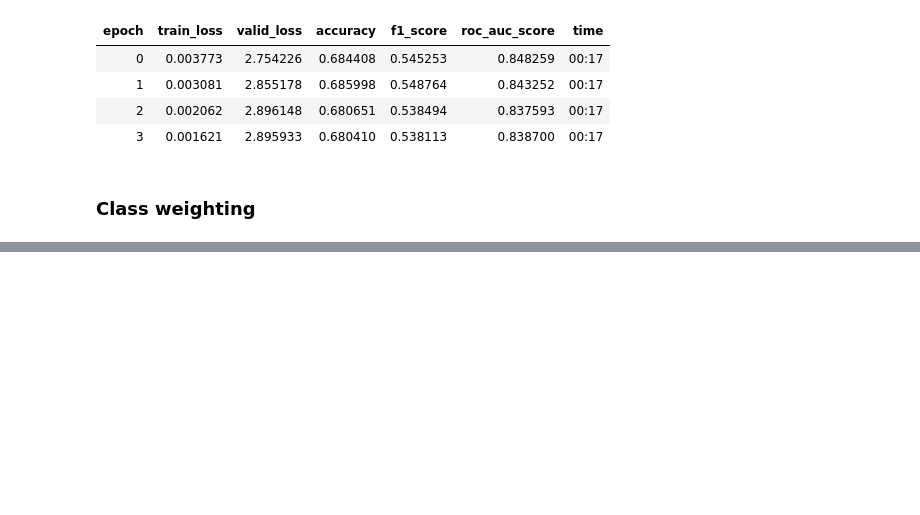
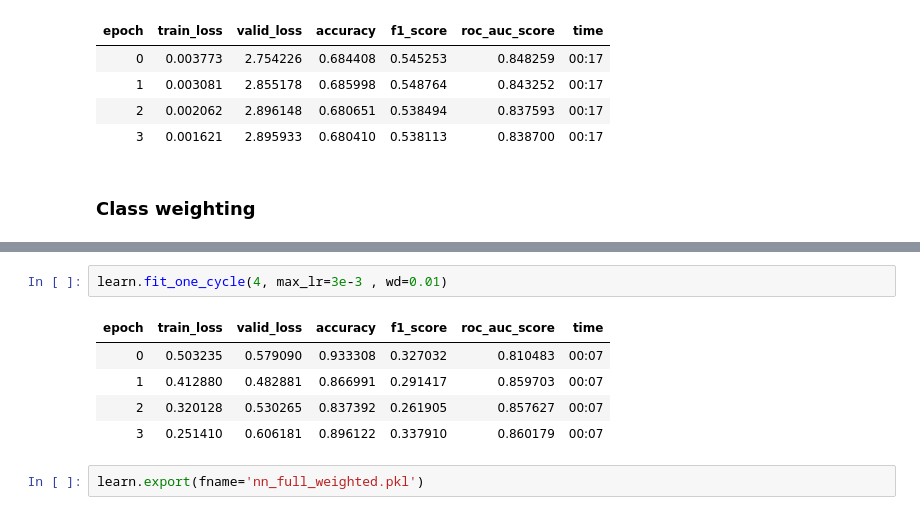
Before and after one commit to BoronII/fraud-detection-pytorch-scikit-fastai, a Jupyter notebook: 04_NN-no-feature-eng.ipynb, the cells around one changed output, grey strips where cells are left out. Drawn from its saved outputs; the diff is of its cells as text; blank space fills up the shorter version.

```diff
--- a/04_NN-no-feature-eng.ipynb
+++ b/04_NN-no-feature-eng.ipynb
@@ -515,0 +542,10 @@ to_nn = (path/'to_nn.pkl').load()
+# %%
+learn.fit_one_cycle(4, max_lr=3e-3 , wd=0.01)
+# %% [output]
+| epoch | train_loss | valid_loss | accuracy | f1_score | roc_auc_score | time |
+| 0 | 0.503235 | 0.579090 | 0.933308 | 0.327032 | 0.810483 | 00:07 |
+| 1 | 0.412880 | 0.482881 | 0.866991 | 0.291417 | 0.859703 | 00:07 |
+| 2 | 0.320128 | 0.530265 | 0.837392 | 0.261905 | 0.857627 | 00:07 |
+| 3 | 0.251410 | 0.606181 | 0.896122 | 0.337910 | 0.860179 | 00:07 |
+# %%
+learn.export(fname='nn_full_weighted.pkl')
```
Also changed, not shown: parts of 6 cells of this notebook, 1 other file.
